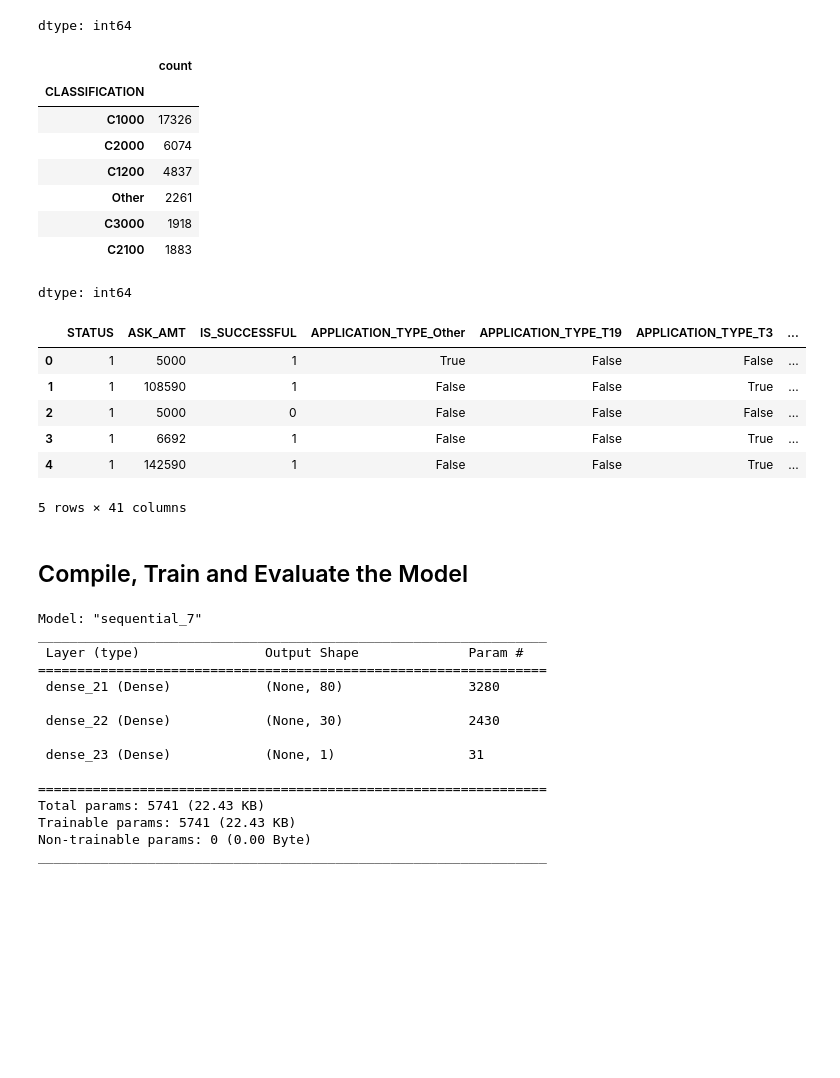
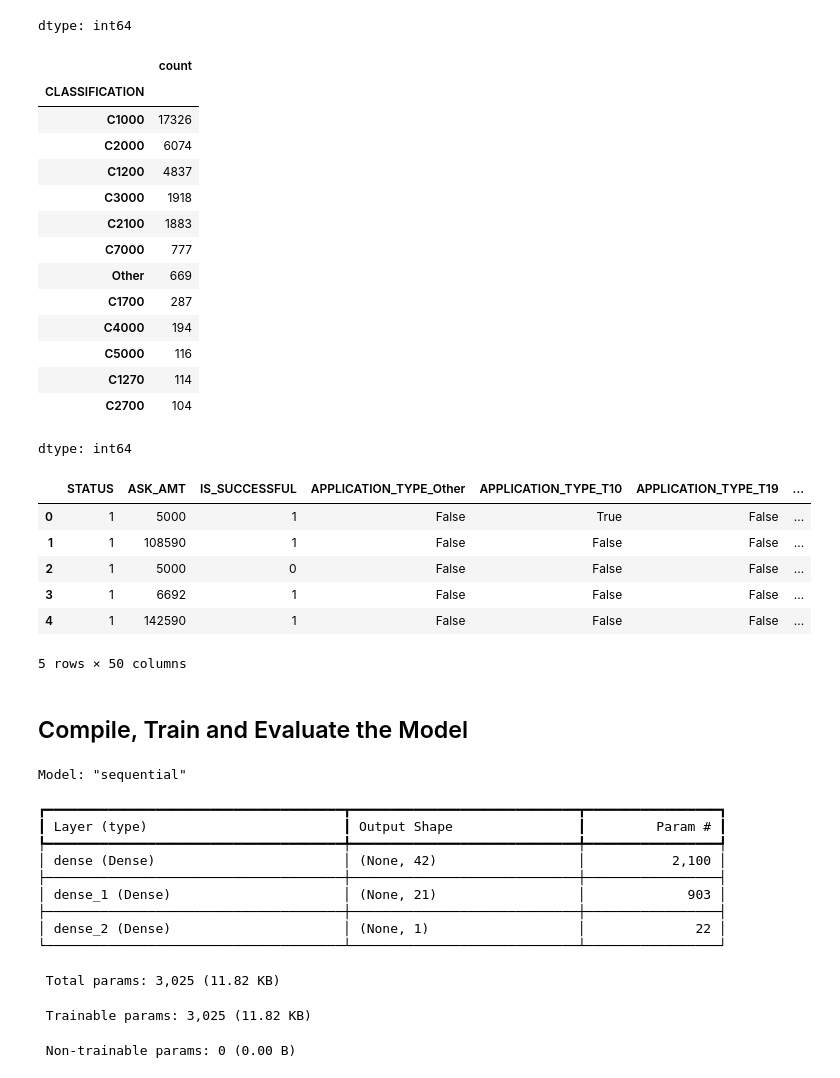
Before and after one commit to hannahkollmann/Deep-Learning-Challenge, a Jupyter notebook: AlphabetSoupCharity_Optimization.ipynb, the cells around one changed output. Saved outputs shown, nothing was run; the diff lists cells and outputs as text; code cells hidden in the pictures; blank space fills up the shorter version.

```diff
--- a/AlphabetSoupCharity_Optimization.ipynb
+++ b/AlphabetSoupCharity_Optimization.ipynb
@@ -75,7 +75,7 @@ dtype: int64
 # %%
 # Choose a cutoff value and create a list of application types to be replaced
 # use the variable name `application_types_to_replace`
-application_types_to_replace = list(application_type_counts[application_type_counts < 1000].index)
+application_types_to_replace = list(application_type_counts[application_type_counts < 500].index)
 
 
 # Replace in dataframe
@@ -145,37 +148,43 @@ dtype: int64
 # %%
 # Choose a cutoff value and create a list of classifications to be replaced
 # use the variable name `classifications_to_replace`
-classifications_to_replace = list(classification_counts[classification_counts<1000].index)
+classifications_to_replace = list(classification_counts[classification_counts<100].index)
 
 
 # Replace in dataframe
 for cls in classifications_to_replace:
     application_df['CLASSIFICATION'] = application_df['CLASSIFICATION'].replace(cls,"Other")
 
 # Check to make sure replacement was successful
 application_df['CLASSIFICATION'].value_counts()
 # %% [output]
 |  | count |
 | CLASSIFICATION |  |
 | C1000 | 17326 |
 | C2000 | 6074 |
 | C1200 | 4837 |
-| Other | 2261 |
 | C3000 | 1918 |
 | C2100 | 1883 |
+| C7000 | 777 |
+| Other | 669 |
+| C1700 | 287 |
+| C4000 | 194 |
+| C5000 | 116 |
+| C1270 | 114 |
+| C2700 | 104 |
 dtype: int64
 # %%
 # Convert categorical data to numeric with `pd.get_dummies`
 get_dummies_df = pd.get_dummies(application_df)
 get_dummies_df.head()
 # %% [output]
-|  | STATUS | ASK_AMT | IS_SUCCESSFUL | APPLICATION_TYPE_Other | APPLICATION_TYPE_T19 | APPLICATION_TYPE_T3 | ... |
-| 0 | 1 | 5000 | 1 | True | False | False | ... |
-| 1 | 1 | 108590 | 1 | False | False | True | ... |
+|  | STATUS | ASK_AMT | IS_SUCCESSFUL | APPLICATION_TYPE_Other | APPLICATION_TYPE_T10 | APPLICATION_TYPE_T19 | ... |
+| 0 | 1 | 5000 | 1 | False | True | False | ... |
+| 1 | 1 | 108590 | 1 | False | False | False | ... |
 | 2 | 1 | 5000 | 0 | False | False | False | ... |
-| 3 | 1 | 6692 | 1 | False | False | True | ... |
-| 4 | 1 | 142590 | 1 | False | False | True | ... |
+| 3 | 1 | 6692 | 1 | False | False | False | ... |
+| 4 | 1 | 142590 | 1 | False | False | False | ... |
-5 rows × 41 columns
+5 rows × 50 columns
 # %%
 # Split our preprocessed data into our features and target arrays
 X = get_dummies_df.drop(["IS_SUCCESSFUL"], axis='columns').values
@@ -199,18 +208,16 @@ X_test_scaled = X_scaler.transform(X_test)
 ## Compile, Train and Evaluate the Model
 # %%
 # Define the model - deep neural net, i.e., the number of input features and hidden nodes for each layer.
-number_input_features = len( X_train_scaled[0])
-hidden_nodes1=80
-hidden_nodes2=30
-hidden_nodes3=1
+input_features = X_train.shape[1]
 nn = tf.keras.models.Sequential()
 
 
 # First hidden layer
-nn.add(tf.keras.layers.Dense(units=hidden_nodes1, input_dim=number_input_features, activation='relu'))
+nn.add(tf.keras.layers.Dense(units=42, activation='relu', input_dim=input_features))
 
 # Second hidden layer
-nn.add(tf.keras.layers.Dense(units=hidden_nodes2, activation='relu'))
+nn.add(tf.keras.layers.Dense(units=21, activation='relu'))
+
 
 # Output layer
 nn.add(tf.keras.layers.Dense(units=1, activation='sigmoid'))
@@ -218,21 +225,19 @@ nn.add(tf.keras.layers.Dense(units=1, activation='sigmoid'))
 # Check the structure of the model
 nn.summary()
 # %% [output]
-Model: "sequential_7"
-_________________________________________________________________
- Layer (type)                Output Shape              Param #
-=================================================================
- dense_21 (Dense)            (None, 80)                3280
-
- dense_22 (Dense)            (None, 30)                2430
-
- dense_23 (Dense)            (None, 1)                 31
-
-=================================================================
-Total params: 5741 (22.43 KB)
-Trainable params: 5741 (22.43 KB)
-Non-trainable params: 0 (0.00 Byte)
-_________________________________________________________________
+Model: "sequential"
+┏━━━━━━━━━━━━━━━━━━━━━━━━━━━━━━━━━━━━━━┳━━━━━━━━━━━━━━━━━━━━━━━━━━━━━┳━━━━━━━━━━━━━━━━━┓
+┃ Layer (type)                         ┃ Output Shape                ┃         Param # ┃
+┡━━━━━━━━━━━━━━━━━━━━━━━━━━━━━━━━━━━━━━╇━━━━━━━━━━━━━━━━━━━━━━━━━━━━━╇━━━━━━━━━━━━━━━━━┩
+│ dense (Dense)                        │ (None, 42)                  │           2,100 │
+├──────────────────────────────────────┼─────────────────────────────┼─────────────────┤
+│ dense_1 (Dense)                      │ (None, 21)                  │             903 │
+├──────────────────────────────────────┼─────────────────────────────┼─────────────────┤
+│ dense_2 (Dense)                      │ (None, 1)                   │              22 │
+└──────────────────────────────────────┴─────────────────────────────┴─────────────────┘
+ Total params: 3,025 (11.82 KB)
+ Trainable params: 3,025 (11.82 KB)
+ Non-trainable params: 0 (0.00 B)
 # %%
 # Compile the model
 nn.compile(loss="binary_crossentropy", optimizer="adam", metrics=["accuracy"])
```
Also changed, not shown: parts of 6 cells of this notebook.
